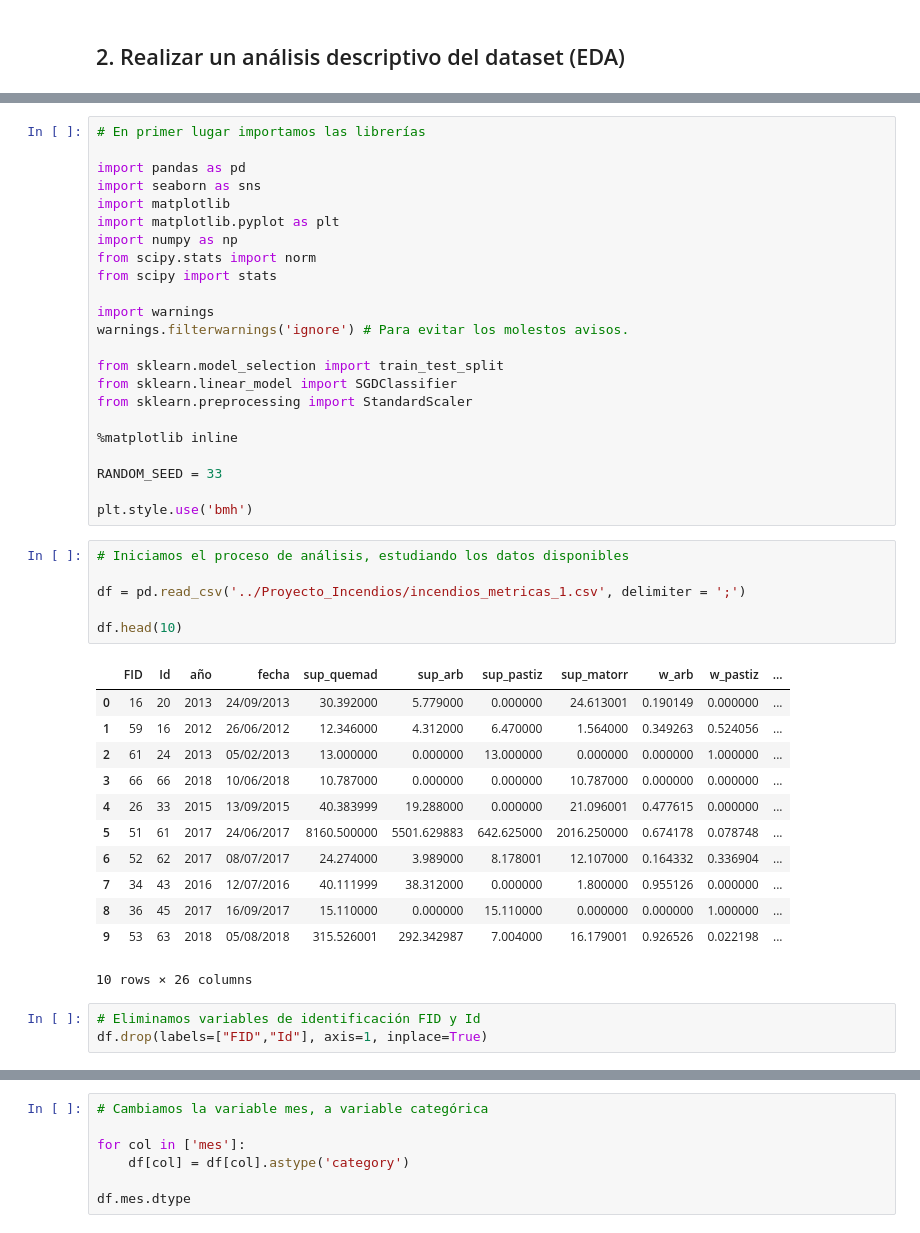
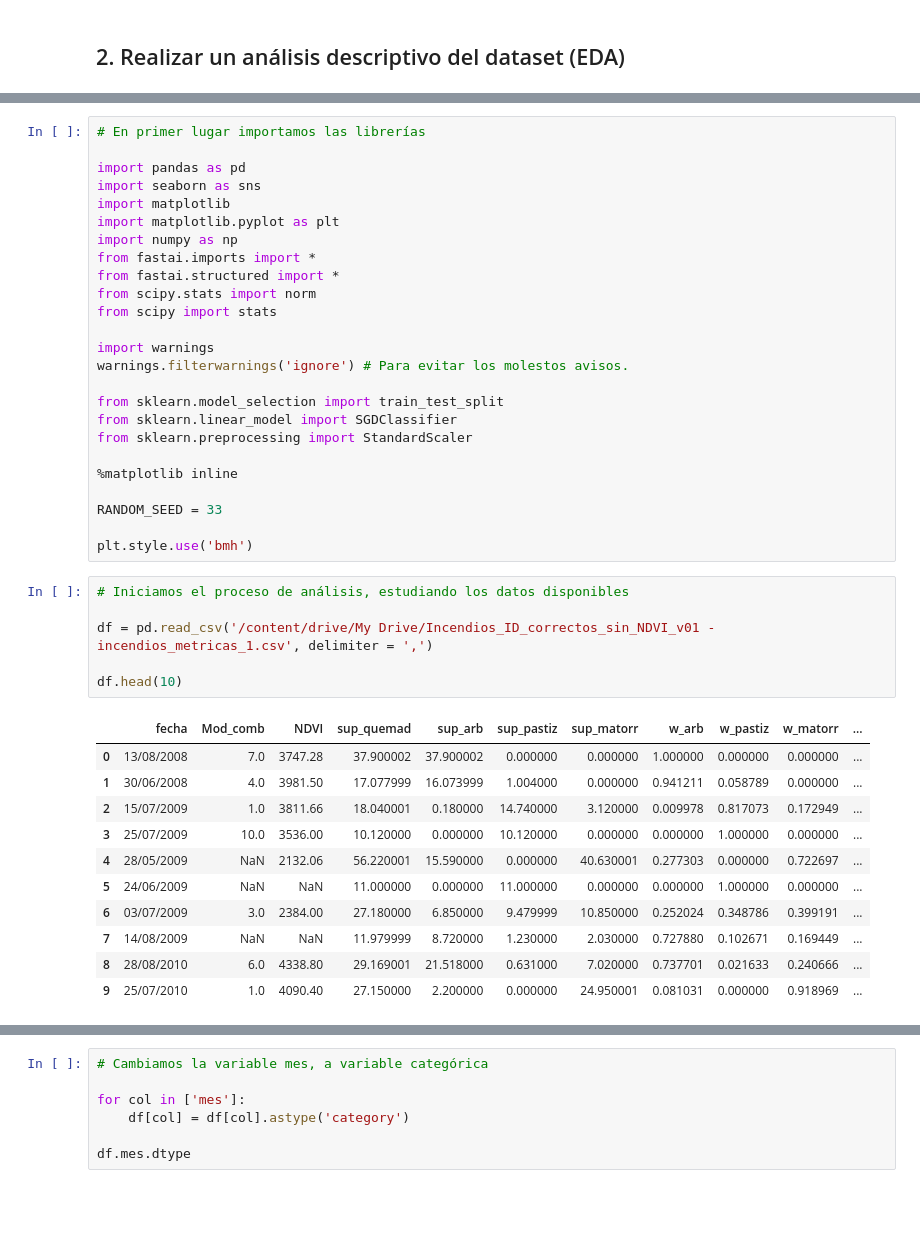
Before and after one commit to fire-classifying/fireclass, a Jupyter notebook: Proyecto_Incendios_v_1.ipynb, the cells around one changed output, grey strips where cells are left out. Cells and saved outputs as stored; diff of their text form; blank space fills up the shorter version.

```diff
--- a/Proyecto_Incendios_v_1.ipynb
+++ b/Proyecto_Incendios_v_1.ipynb
@@ -74,6 +100,8 @@ import seaborn as sns
 import matplotlib
 import matplotlib.pyplot as plt
 import numpy as np
+from fastai.imports import *
+from fastai.structured import *
 from scipy.stats import norm
 from scipy import stats
 
@@ -92,24 +120,20 @@ plt.style.use('bmh')
 # %%
 # Iniciamos el proceso de análisis, estudiando los datos disponibles
 
-df = pd.read_csv('../Proyecto_Incendios/incendios_metricas_1.csv', delimiter = ';')
+df = pd.read_csv('/content/drive/My Drive/Incendios_ID_correctos_sin_NDVI_v01 - incendios_metricas_1.csv', delimiter = ',')
 
 df.head(10)
 # %% [output]
-|  | FID | Id | año | fecha | sup_quemad | sup_arb | sup_pastiz | sup_matorr | w_arb | w_pastiz | ... |
-| 0 | 16 | 20 | 2013 | 24/09/2013 | 30.392000 | 5.779000 | 0.000000 | 24.613001 | 0.190149 | 0.000000 | ... |
-| 1 | 59 | 16 | 2012 | 26/06/2012 | 12.346000 | 4.312000 | 6.470000 | 1.564000 | 0.349263 | 0.524056 | ... |
-| 2 | 61 | 24 | 2013 | 05/02/2013 | 13.000000 | 0.000000 | 13.000000 | 0.000000 | 0.000000 | 1.000000 | ... |
-| 3 | 66 | 66 | 2018 | 10/06/2018 | 10.787000 | 0.000000 | 0.000000 | 10.787000 | 0.000000 | 0.000000 | ... |
-| 4 | 26 | 33 | 2015 | 13/09/2015 | 40.383999 | 19.288000 | 0.000000 | 21.096001 | 0.477615 | 0.000000 | ... |
-| 5 | 51 | 61 | 2017 | 24/06/2017 | 8160.500000 | 5501.629883 | 642.625000 | 2016.250000 | 0.674178 | 0.078748 | ... |
-| 6 | 52 | 62 | 2017 | 08/07/2017 | 24.274000 | 3.989000 | 8.178001 | 12.107000 | 0.164332 | 0.336904 | ... |
-| 7 | 34 | 43 | 2016 | 12/07/2016 | 40.111999 | 38.312000 | 0.000000 | 1.800000 | 0.955126 | 0.000000 | ... |
-| 8 | 36 | 45 | 2017 | 16/09/2017 | 15.110000 | 0.000000 | 15.110000 | 0.000000 | 0.000000 | 1.000000 | ... |
-| 9 | 53 | 63 | 2018 | 05/08/2018 | 315.526001 | 292.342987 | 7.004000 | 16.179001 | 0.926526 | 0.022198 | ... |
+|  | fecha | Mod_comb | NDVI | sup_quemad | sup_arb | sup_pastiz | sup_matorr | w_arb | w_pastiz | w_matorr | ... |
+| 0 | 13/08/2008 | 7.0 | 3747.28 | 37.900002 | 37.900002 | 0.000000 | 0.000000 | 1.000000 | 0.000000 | 0.000000 | ... |
+| 1 | 30/06/2008 | 4.0 | 3981.50 | 17.077999 | 16.073999 | 1.004000 | 0.000000 | 0.941211 | 0.058789 | 0.000000 | ... |
+| 2 | 15/07/2009 | 1.0 | 3811.66 | 18.040001 | 0.180000 | 14.740000 | 3.120000 | 0.009978 | 0.817073 | 0.172949 | ... |
+| 3 | 25/07/2009 | 10.0 | 3536.00 | 10.120000 | 0.000000 | 10.120000 | 0.000000 | 0.000000 | 1.000000 | 0.000000 | ... |
+| 4 | 28/05/2009 | NaN | 2132.06 | 56.220001 | 15.590000 | 0.000000 | 40.630001 | 0.277303 | 0.000000 | 0.722697 | ... |
+| 5 | 24/06/2009 | NaN | NaN | 11.000000 | 0.000000 | 11.000000 | 0.000000 | 0.000000 | 1.000000 | 0.000000 | ... |
+| 6 | 03/07/2009 | 3.0 | 2384.00 | 27.180000 | 6.850000 | 9.479999 | 10.850000 | 0.252024 | 0.348786 | 0.399191 | ... |
+| 7 | 14/08/2009 | NaN | NaN | 11.979999 | 8.720000 | 1.230000 | 2.030000 | 0.727880 | 0.102671 | 0.169449 | ... |
+| 8 | 28/08/2010 | 6.0 | 4338.80 | 29.169001 | 21.518000 | 0.631000 | 7.020000 | 0.737701 | 0.021633 | 0.240666 | ... |
+| 9 | 25/07/2010 | 1.0 | 4090.40 | 27.150000 | 2.200000 | 0.000000 | 24.950001 | 0.081031 | 0.000000 | 0.918969 | ... |
-10 rows × 26 columns
-# %%
-# Eliminamos variables de identificación FID y Id
-df.drop(labels=["FID","Id"], axis=1, inplace=True)
 # %%
 df.columns
```
Also changed, not shown: parts of 14 cells of this notebook.
